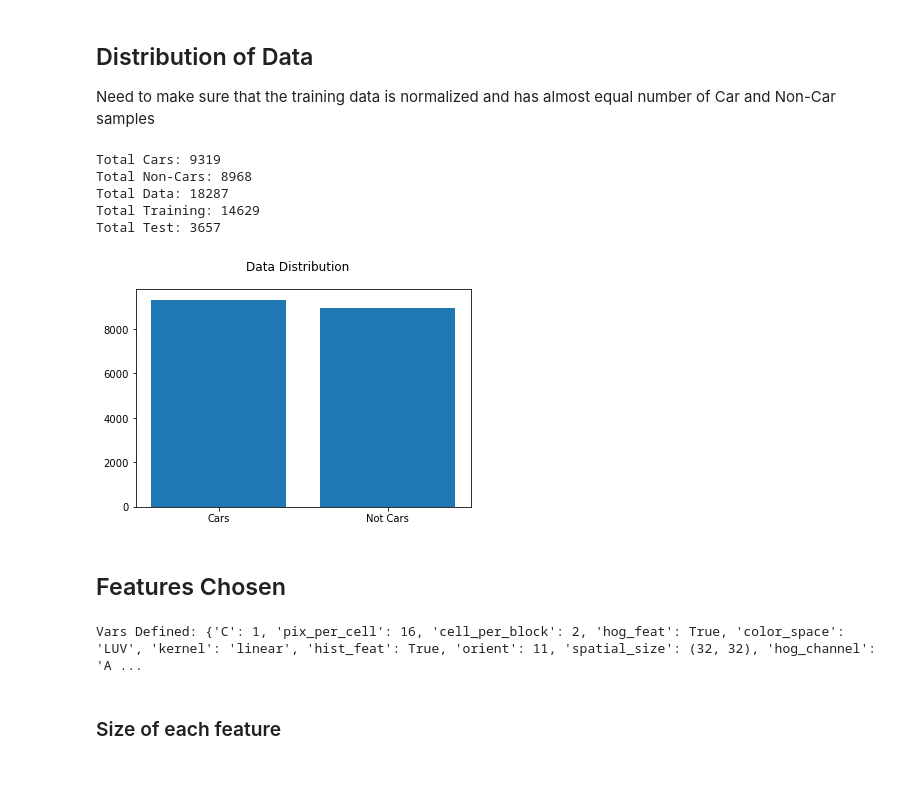
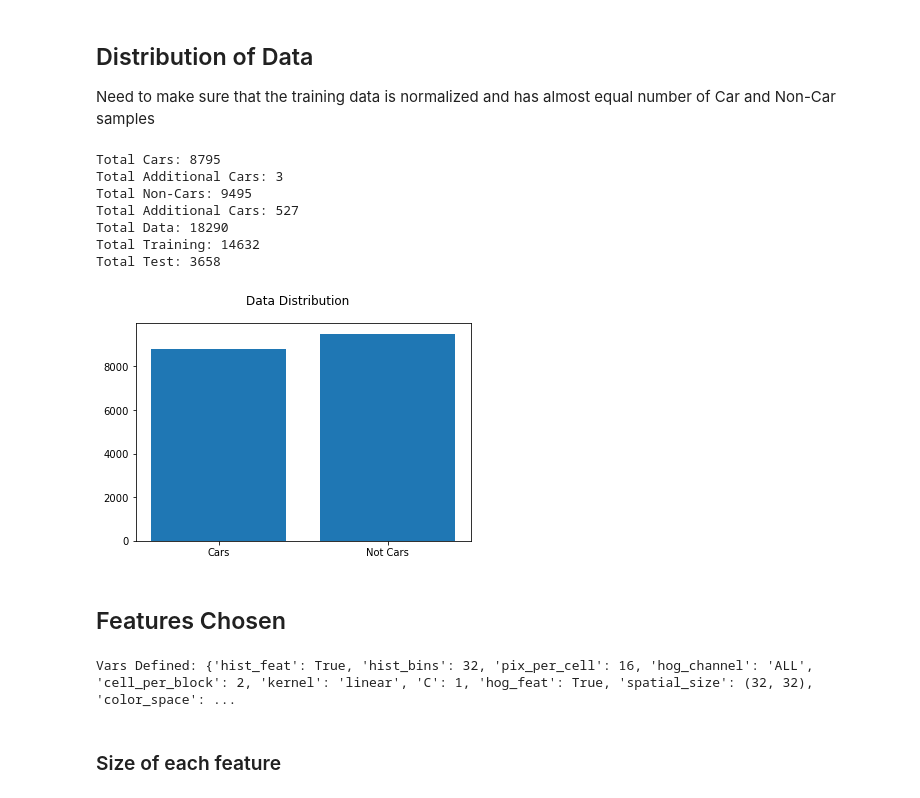
Before and after one commit to drganjoo/CarND-Vehicle-Detection, a Jupyter notebook: training.ipynb, the cells around one changed output. Saved outputs shown, nothing was run; the diff lists cells and outputs as text; code cells hidden in the pictures.

```diff
--- a/training.ipynb
+++ b/training.ipynb
@@ -9,41 +9,49 @@ import matplotlib.pyplot as plt
 import numpy as np
 import cv2
 import glob
 import time
 from sklearn.svm import LinearSVC
 from sklearn.preprocessing import StandardScaler
 from skimage.feature import hog
 from sklearn.model_selection import train_test_split
 
 cars = glob.glob('./vehicles/**/*.png', recursive=True)
 cars.extend(glob.glob('./vehicles/**/*.jpeg', recursive=True))
-cars.extend(glob.glob('./additional_data/cars_from_video/*.jpeg'))
+
+add_cars = glob.glob('./additional_data/cars_from_video/*.jpeg')
+cars.extend(add_cars)
 
 notcars = glob.glob('./non-vehicles/**/*.png', recursive=True)
 notcars.extend(glob.glob('./non-vehicles/**/*.jpeg', recursive=True))
-notcars.extend(glob.glob('./additional_data/notcars_from_video/*.jpeg'))
+add_notcars = glob.glob('./additional_data/notcars_from_video/*.jpeg')
+
+notcars.extend(add_notcars)
 
 count = len(cars) + len(notcars)
 
 print('Total Cars:', len(cars))
+print('Total Additional Cars:', len(add_cars))
 print('Total Non-Cars:', len(notcars))
+print('Total Additional Cars:', len(add_notcars))
 print('Total Data:', count)
 print('Total Training:', int(count * 0.8))
 print('Total Test:', int(count * 0.2))
 
 data = [len(cars), len(notcars)]
 index = np.arange(2)
 plt.bar(index, data)
 plt.xticks(index, ('Cars', 'Not Cars'))
 plt.suptitle('Data Distribution')
 plt.show()
 # %% [output]
-Total Cars: 9319
-Total Non-Cars: 8968
-Total Data: 18287
-Total Training: 14629
-Total Test: 3657
+Total Cars: 8795
+Total Additional Cars: 3
+Total Non-Cars: 9495
+Total Additional Cars: 527
+Total Data: 18290
+Total Training: 14632
+Total Test: 3658
-[figure, old version]
+[figure, new version]
 # %% [markdown]
 ## Features Chosen
 # %%
@@ -54,7 +62,7 @@ params = {
     'spatial_feat' : True,
     'hist_feat' : True,
     'hog_feat' : True,
-    'color_space' : 'LUV',
+    'color_space' : 'YUV',
     'hog_channel' : 'ALL',
     'spatial_size' : (32,32),
     'hist_bins' : 32,
@@ -64,7 +72,7 @@ params = {
 
 print('Vars Defined:', params)
 # %% [output]
-Vars Defined: {'C': 1, 'pix_per_cell': 16, 'cell_per_block': 2, 'hog_feat': True, 'color_space': 'LUV', 'kernel': 'linear', 'hist_feat': True, 'orient': 11, 'spatial_size': (32, 32), 'hog_channel': 'A ...
+Vars Defined: {'hist_feat': True, 'hist_bins': 32, 'pix_per_cell': 16, 'hog_channel': 'ALL', 'cell_per_block': 2, 'kernel': 'linear', 'C': 1, 'hog_feat': True, 'spatial_size': (32, 32), 'color_space': ...
 # %% [markdown]
 ### Size of each feature
 # %%
```
Also changed, not shown: parts of 7 cells of this notebook, 3 other files.
